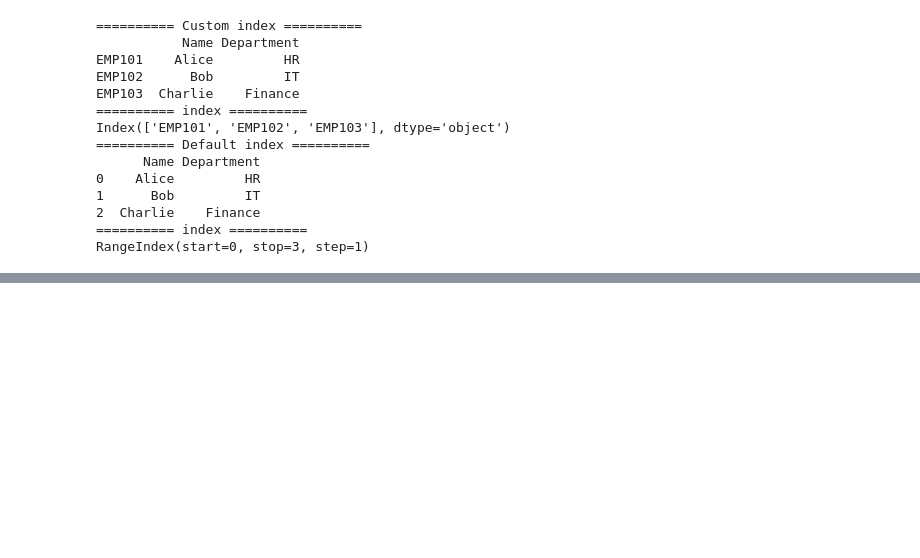
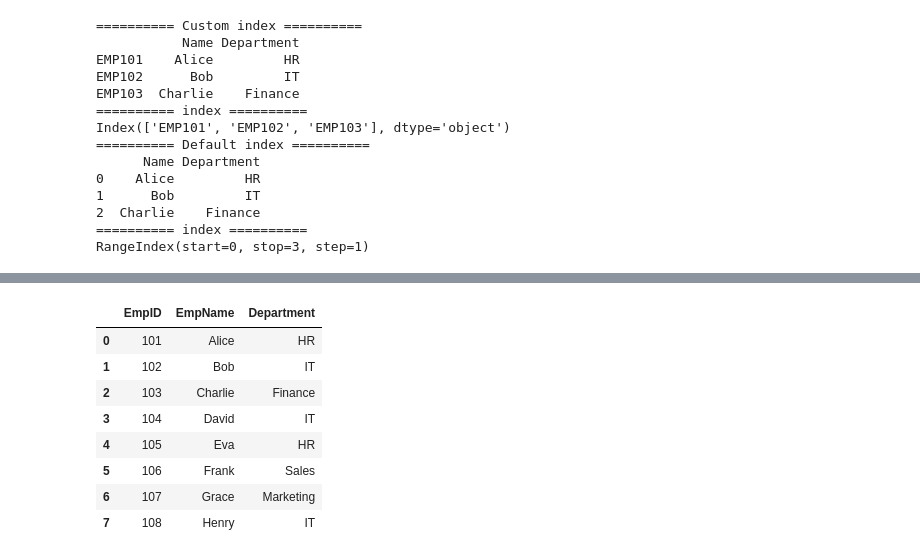
Before and after one commit to Vignesh-S-98/AI-Learn, a Jupyter notebook: pandas/basic_pandas_structured copy.ipynb, the cells around one changed output, grey strips where cells are left out. Cells and saved outputs as stored; diff of their text form; code cells hidden in the pictures; blank space fills up the shorter version.

```diff
--- a/pandas/basic_pandas_structured copy.ipynb
+++ b/pandas/basic_pandas_structured copy.ipynb
@@ -3867,0 +4420,12 @@ RangeIndex(start=0, stop=3, step=1)
+# %%
+df.iloc[:,0:3]
+# %% [output]
+|  | EmpID | EmpName | Department |
+| 0 | 101 | Alice | HR |
+| 1 | 102 | Bob | IT |
+| 2 | 103 | Charlie | Finance |
+| 3 | 104 | David | IT |
+| 4 | 105 | Eva | HR |
+| 5 | 106 | Frank | Sales |
+| 6 | 107 | Grace | Marketing |
+| 7 | 108 | Henry | IT |
```
Also changed, not shown: parts of 27 cells of this notebook, 1 other file.
